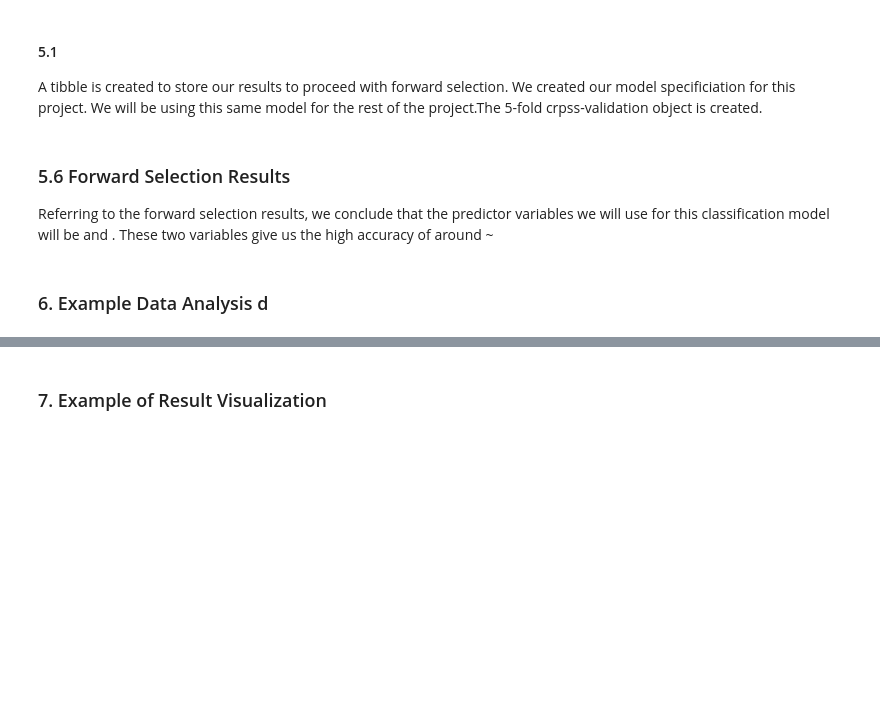
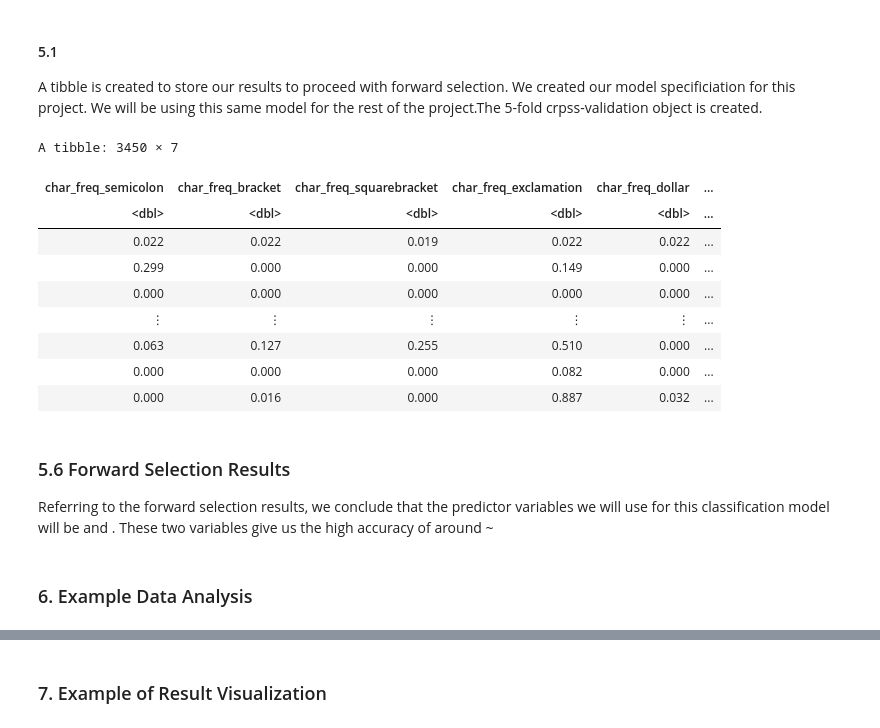
Before and after one commit to SarahHoang/dsci-100-project-group-162, a Jupyter notebook: proposal_group_162.ipynb, the cells around one changed output, grey strips where cells are left out. Drawn from its saved outputs; the diff is of its cells as text; code cells hidden in the pictures; blank space fills up the shorter version.

Commit message:
Data_subset added

```diff
--- a/proposal_group_162.ipynb
+++ b/proposal_group_162.ipynb
@@ -169,28 +170,44 @@ A tibble is created to store our results to proceed with forward selection. We c
 # %%
 set.seed(6666)
 
 # extract names for our predict values
-names <- colnames(data_train |> select(-ID, -spam_indicator))
+data_subset <- data_train |>
+  select("char_freq_semicolon", "char_freq_bracket", "char_freq_squarebracket", "char_freq_exclamation",
+        "char_freq_dollar", "char_freq_hashtag", "spam_indicator")
+data_subset
+
+names <- colnames(data_subset |> select(-spam_indicator))
 
 # create an empty tibble to store the results
 accuracies <- tibble(size = integer(),
                      model_string = character(),
                      accuracy = numeric())
 
 # create a model specification
 data_spec <- nearest_neighbor(weight_func = "rectangular",
                              neighbors = tune()) |>
      set_engine("kknn") |>
      set_mode("classification")
 
 # create a 5-fold cross-validation object
-data_vfold <- vfold_cv(data_train, v = 5, strata = spam_indicator)
+data_vfold <- vfold_cv(data_subset, v = 5, strata = spam_indicator)
 
 # store the total number of predictors
 n_total <- length(names)
 
 # stores selected predictors
 selected <- c()
+# %% [output]
+A tibble: 3450 × 7
+| char_freq_semicolon | char_freq_bracket | char_freq_squarebracket | char_freq_exclamation | char_freq_dollar | ... |
+| <dbl> | <dbl> | <dbl> | <dbl> | <dbl> | ... |
+| 0.022 | 0.022 | 0.019 | 0.022 | 0.022 | ... |
+| 0.299 | 0.000 | 0.000 | 0.149 | 0.000 | ... |
+| 0.000 | 0.000 | 0.000 | 0.000 | 0.000 | ... |
+| ⋮ | ⋮ | ⋮ | ⋮ | ⋮ | ... |
+| 0.063 | 0.127 | 0.255 | 0.510 | 0.000 | ... |
+| 0.000 | 0.000 | 0.000 | 0.082 | 0.000 | ... |
+| 0.000 | 0.016 | 0.000 | 0.887 | 0.032 | ... |
 # %% [markdown]
 ### 5.6 Forward Selection Results
 
@@ -238,7 +255,7 @@ for (i in 1:n_total) {
 }
 accuracies
 # %% [markdown]
-### 6. Example Data Analysis d
+### 6. Example Data Analysis
 # %%
 set.seed(6666)
 
```
Also changed, not shown: parts of 5 cells of this notebook.
